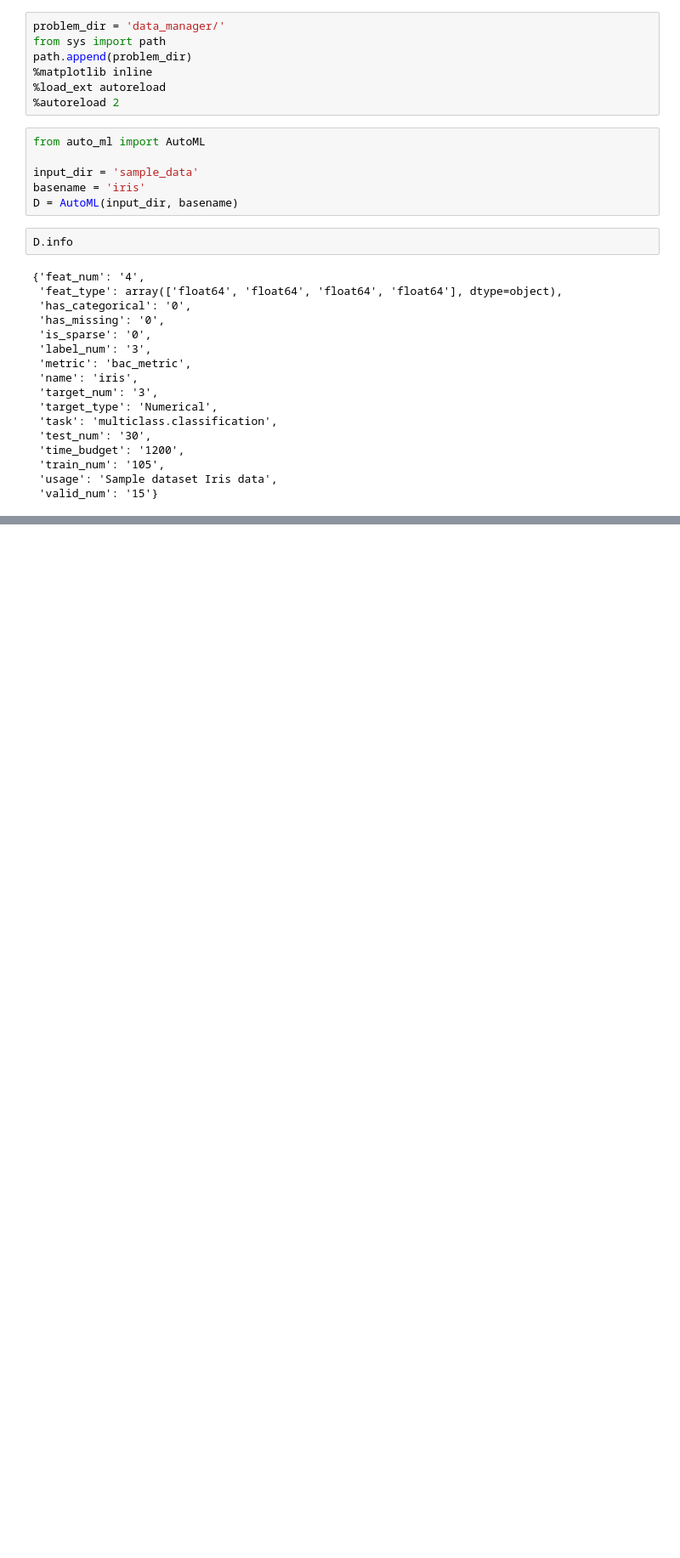
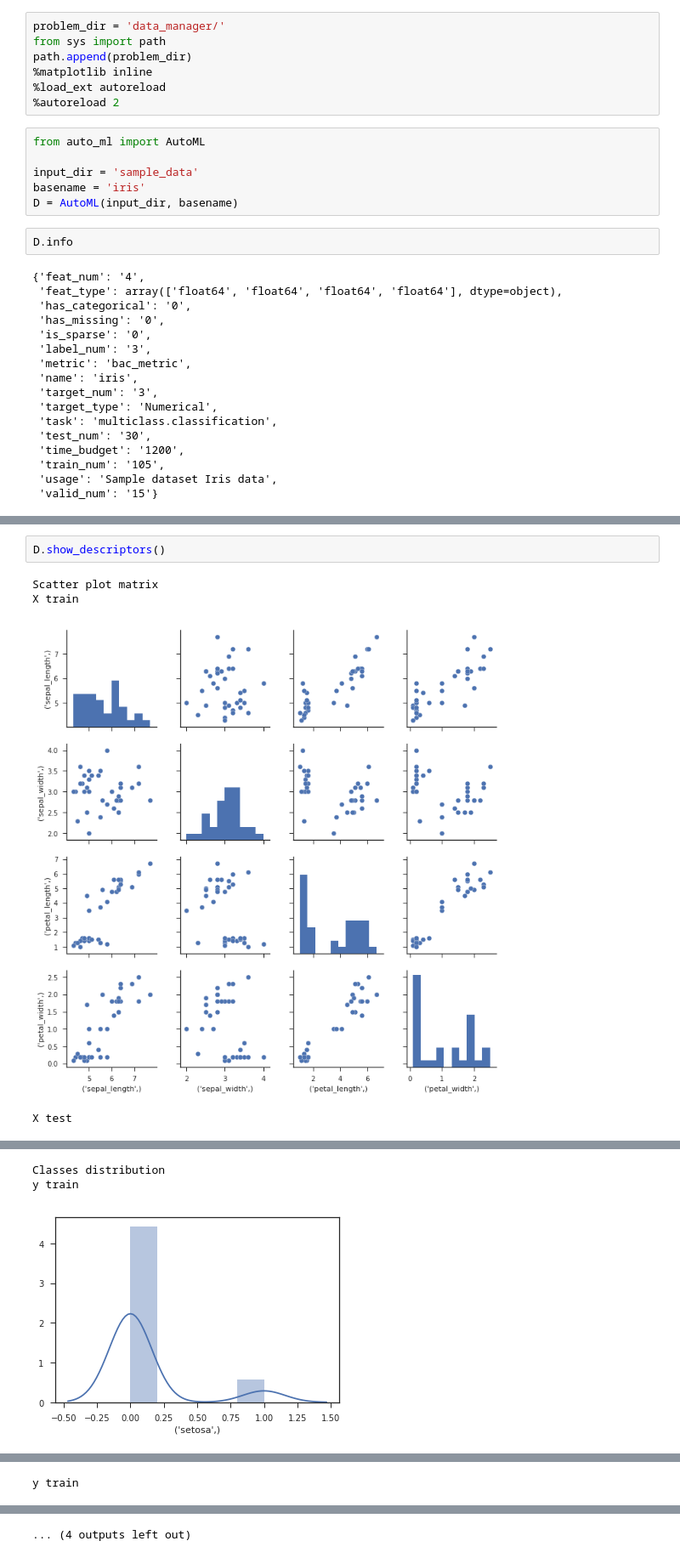
Before and after one commit to Didayolo/medi-chal, a Jupyter notebook: example.ipynb, the cells around one changed output, grey strips where cells are left out. Shown at 85% size. Saved outputs shown, nothing was run; the diff lists cells and outputs as text; blank space fills up the shorter version.

Commit message:
First draft of show_descriptors and update AutoML class

```diff
--- a/example.ipynb
+++ b/example.ipynb
@@ -50,3 +50,10 @@ D.get_data_as_df()[0]
 | 32 | 5.5 | 3.5 | 1.3 | 0.2 |
 | 33 | 4.6 | 3.6 | 1.0 | 0.2 |
 | 34 | 7.2 | 3.6 | 6.1 | 2.5 |
+# %%
+D.show_descriptors()
+# %% [output]
+Scatter plot matrix
+X train
+[figure, added]
+X test
@@ -52,0 +61,3 @@ D.get_data_as_df()[0]
+Classes distribution
+y train
+[figure, added]
@@ -52,0 +66 @@ D.get_data_as_df()[0]
+y train
@@ -52,0 +70 @@ D.get_data_as_df()[0]
+... (4 outputs left out)
```
Also changed, not shown: parts of 2 cells of this notebook, 2 other files.
